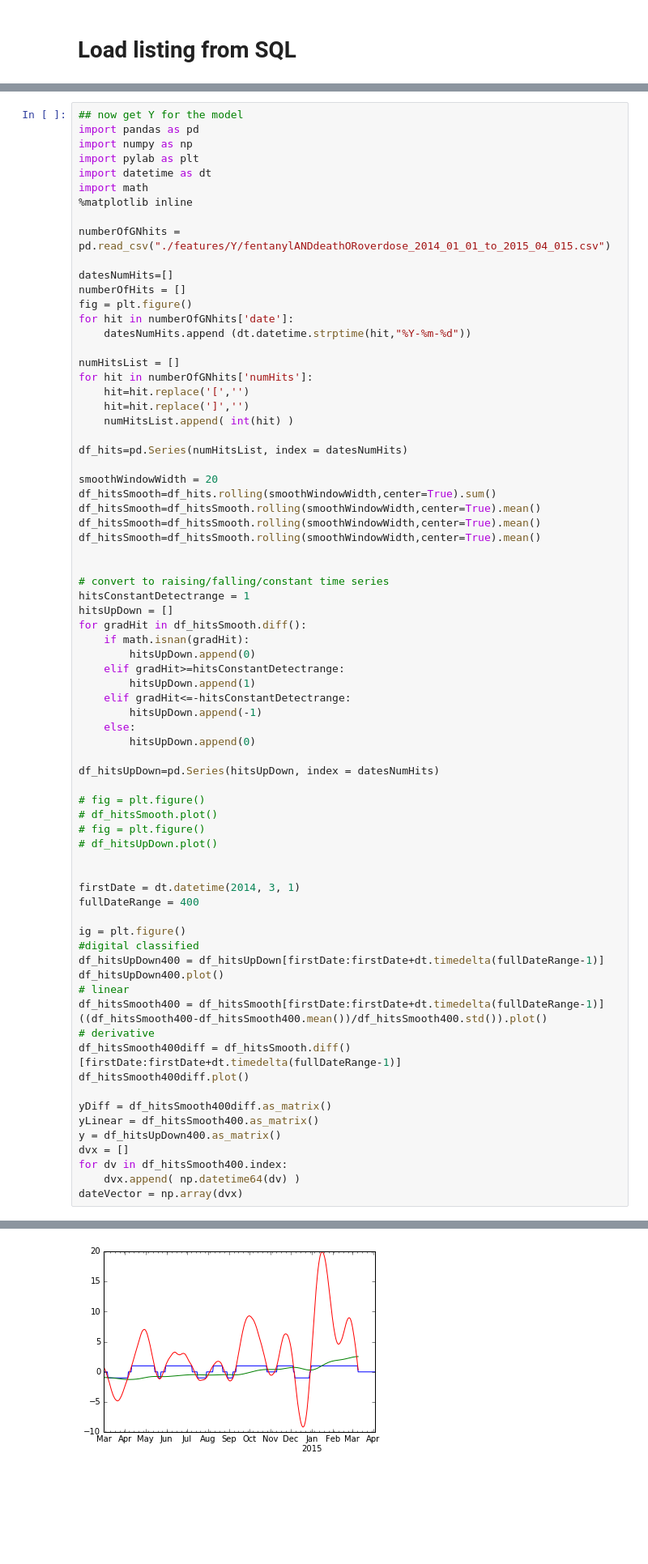
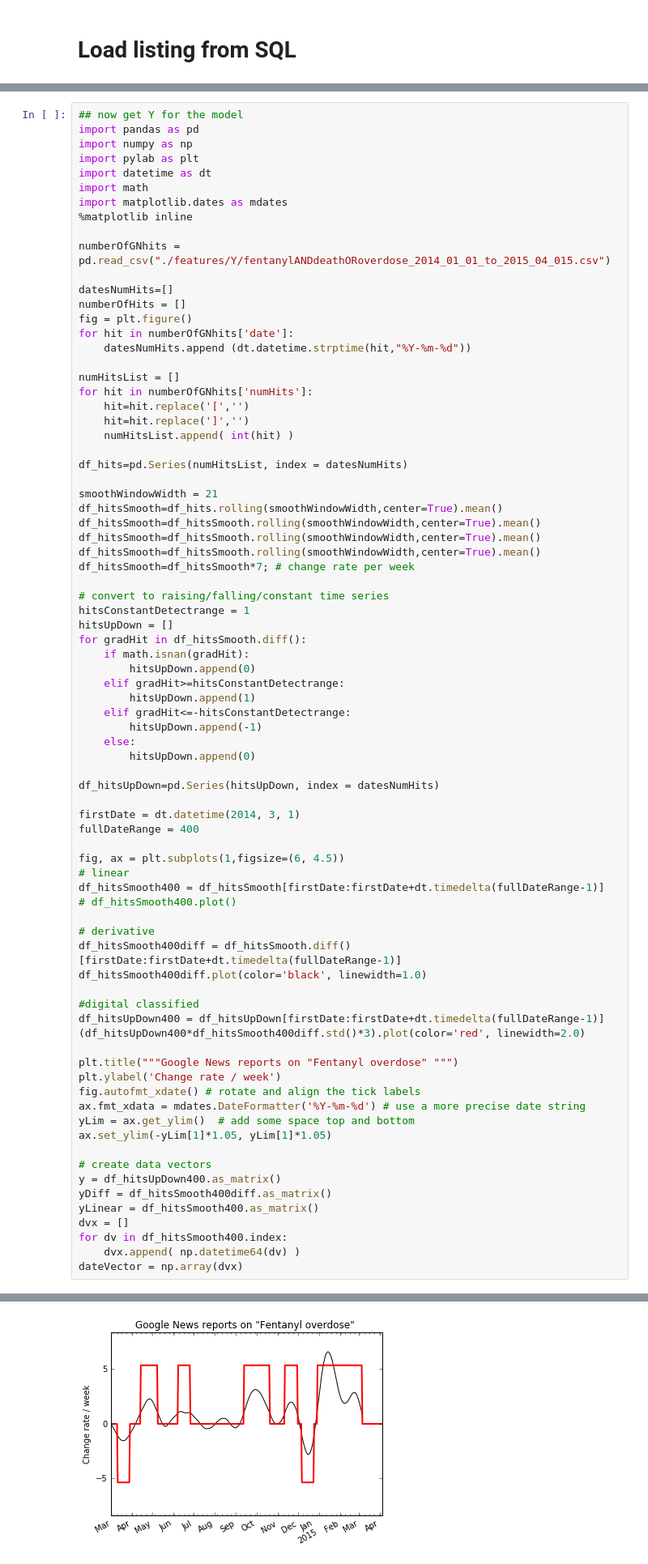
Before and after one commit to StefanKal/DarknetReport, a Jupyter notebook: Fentanyl_modelRandomForest.ipynb, the cells around one changed output, grey strips where cells are left out. Shown at 81% size. Saved outputs shown, nothing was run; the diff lists cells and outputs as text; blank space fills up the shorter version.

```diff
--- a/Fentanyl_modelRandomForest.ipynb
+++ b/Fentanyl_modelRandomForest.ipynb
@@ -398,6 +387,7 @@ import numpy as np
 import pylab as plt
 import datetime as dt
 import math
+import matplotlib.dates as mdates
 %matplotlib inline
 
 numberOfGNhits = pd.read_csv("./features/Y/fentanylANDdeathORoverdose_2014_01_01_to_2015_04_015.csv")
@@ -416,58 +406,62 @@ for hit in numberOfGNhits['numHits']:
 
 df_hits=pd.Series(numHitsList, index = datesNumHits)
 
-smoothWindowWidth = 20
-df_hitsSmooth=df_hits.rolling(smoothWindowWidth,center=True).sum()
+smoothWindowWidth = 21
+df_hitsSmooth=df_hits.rolling(smoothWindowWidth,center=True).mean()
 df_hitsSmooth=df_hitsSmooth.rolling(smoothWindowWidth,center=True).mean()
 df_hitsSmooth=df_hitsSmooth.rolling(smoothWindowWidth,center=True).mean()
 df_hitsSmooth=df_hitsSmooth.rolling(smoothWindowWidth,center=True).mean()
-
+df_hitsSmooth=df_hitsSmooth*7; # change rate per week
 
 # convert to raising/falling/constant time series
 hitsConstantDetectrange = 1
 hitsUpDown = []
 for gradHit in df_hitsSmooth.diff():
     if math.isnan(gradHit):
         hitsUpDown.append(0)
     elif gradHit>=hitsConstantDetectrange:
         hitsUpDown.append(1)
     elif gradHit<=-hitsConstantDetectrange:
         hitsUpDown.append(-1)
     else:
         hitsUpDown.append(0)
 
 df_hitsUpDown=pd.Series(hitsUpDown, index = datesNumHits)
 
-# fig = plt.figure()
-# df_hitsSmooth.plot()
-# fig = plt.figure()
-# df_hitsUpDown.plot()
-
-
 firstDate = dt.datetime(2014, 3, 1)
 fullDateRange = 400
 
-ig = plt.figure()
+fig, ax = plt.subplots(1,figsize=(6, 4.5))
+# linear
+df_hitsSmooth400 = df_hitsSmooth[firstDate:firstDate+dt.timedelta(fullDateRange-1)]
+# df_hitsSmooth400.plot()
+
+# derivative
+df_hitsSmooth400diff = df_hitsSmooth.diff()[firstDate:firstDate+dt.timedelta(fullDateRange-1)]
+df_hitsSmooth400diff.plot(color='black', linewidth=1.0)
+
 #digital classified
 df_hitsUpDown400 = df_hitsUpDown[firstDate:firstDate+dt.timedelta(fullDateRange-1)]
-df_hitsUpDown400.plot()
-# linear
-df_hitsSmooth400 = df_hitsSmooth[firstDate:firstDate+dt.timedelta(fullDateRange-1)]
-((df_hitsSmooth400-df_hitsSmooth400.mean())/df_hitsSmooth400.std()).plot()
-# derivative
-df_hitsSmooth400diff = df_hitsSmooth.diff()[firstDate:firstDate+dt.timedelta(fullDateRange-1)]
-df_hitsSmooth400diff.plot()
+(df_hitsUpDown400*df_hitsSmooth400diff.std()*3).plot(color='red', linewidth=2.0)
 
+plt.title("""Google News reports on "Fentanyl overdose" """)
+plt.ylabel('Change rate / week')
+fig.autofmt_xdate() # rotate and align the tick labels
+ax.fmt_xdata = mdates.DateFormatter('%Y-%m-%d') # use a more precise date string
+yLim = ax.get_ylim()  # add some space top and bottom
+ax.set_ylim(-yLim[1]*1.05, yLim[1]*1.05)
+
+# create data vectors
+y = df_hitsUpDown400.as_matrix()
 yDiff = df_hitsSmooth400diff.as_matrix()
 yLinear = df_hitsSmooth400.as_matrix()
-y = df_hitsUpDown400.as_matrix()
 dvx = []
 for dv in df_hitsSmooth400.index:
     dvx.append( np.datetime64(dv) )
 dateVector = np.array(dvx)
 # %% [output]
 <matplotlib.figure.Figure at 0x...>
-[figure, old version]
+[figure, new version]
 # %% [markdown]
 ## Model juhuuiii
 # %%
```
Also changed, not shown: parts of 6 cells of this notebook, 17 other files.
